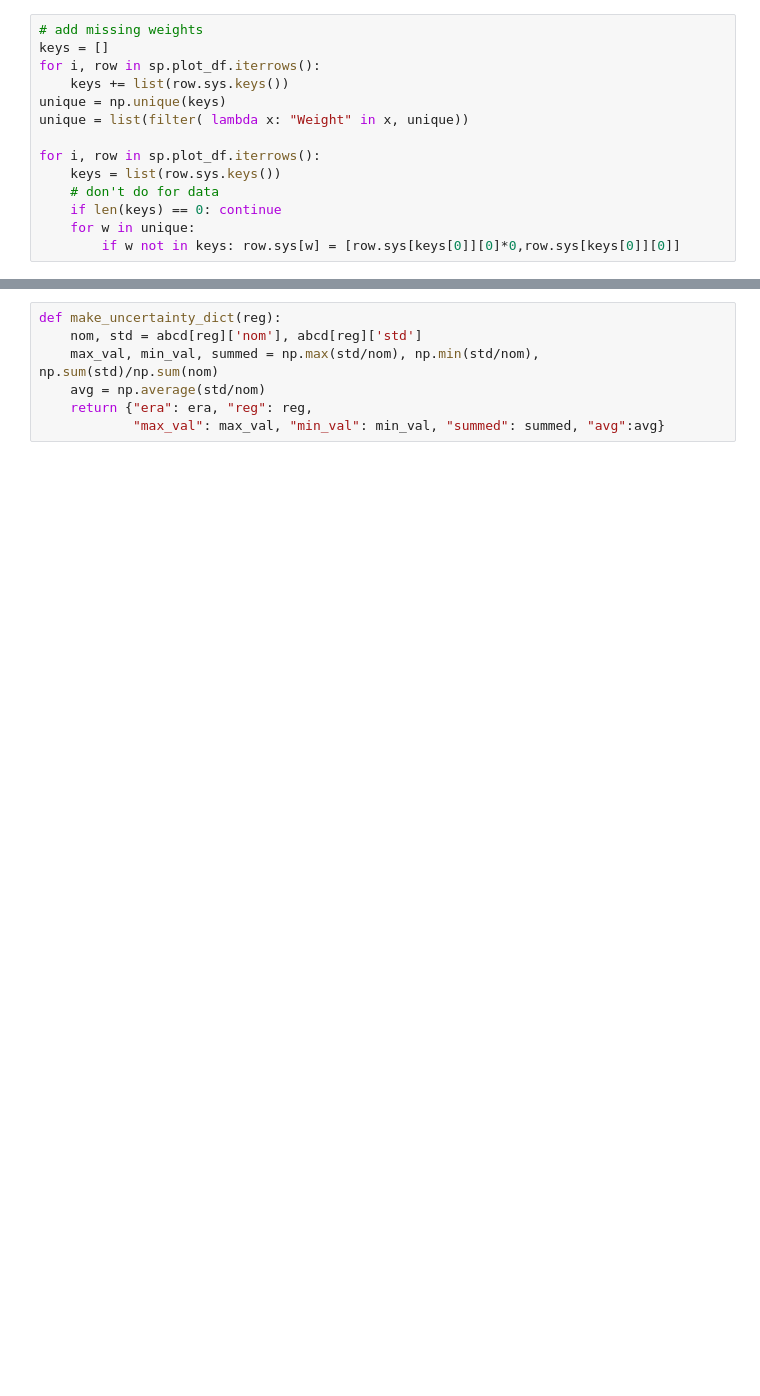
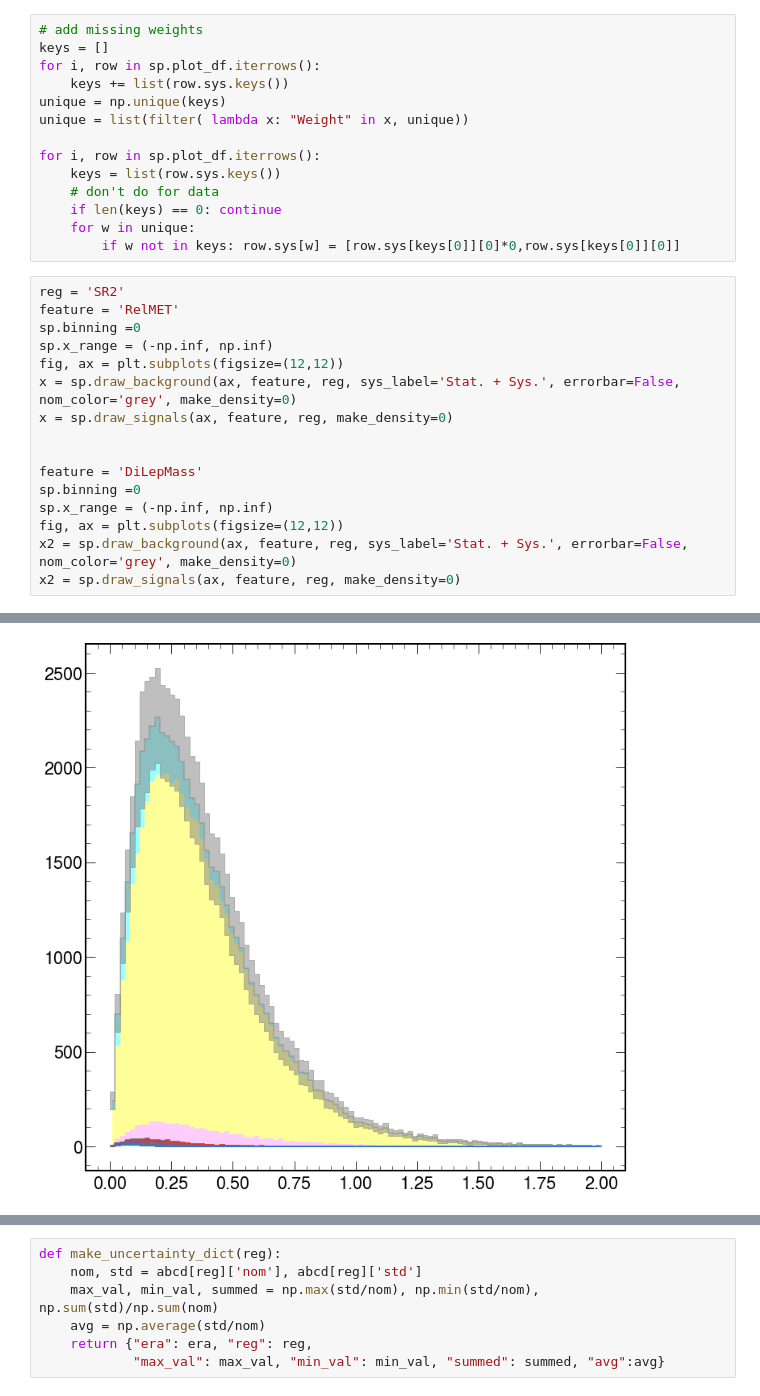
Before and after one commit to rymuelle/bff_plotting_code_v3, a Jupyter notebook: 3_stack_plot.ipynb, the cells around one changed output, grey strips where cells are left out. Drawn from its saved outputs; the diff is of its cells as text; blank space fills up the shorter version.

```diff
--- a/3_stack_plot.ipynb
+++ b/3_stack_plot.ipynb
@@ -45,3 +69,20 @@ for i, row in sp.plot_df.iterrows():
     if len(keys) == 0: continue
     for w in unique:
         if w not in keys: row.sys[w] = [row.sys[keys[0]][0]*0,row.sys[keys[0]][0]]
+# %%
+reg = 'SR2'
+feature = 'RelMET'
+sp.binning =0
+sp.x_range = (-np.inf, np.inf)
+fig, ax = plt.subplots(figsize=(12,12))
+x = sp.draw_background(ax, feature, reg, sys_label='Stat. + Sys.', errorbar=False, nom_color='grey', make_density=0)
+x = sp.draw_signals(ax, feature, reg, make_density=0)
+
+
+feature = 'DiLepMass'
+sp.binning =0
+sp.x_range = (-np.inf, np.inf)
+fig, ax = plt.subplots(figsize=(12,12))
+x2 = sp.draw_background(ax, feature, reg, sys_label='Stat. + Sys.', errorbar=False, nom_color='grey', make_density=0)
+x2 = sp.draw_signals(ax, feature, reg, make_density=0)
+# %% [output]
@@ -47,0 +97 @@ for i, row in sp.plot_df.iterrows():
+[figure, added]
```
Also changed, not shown: parts of 44 cells of this notebook, 2 other files.
